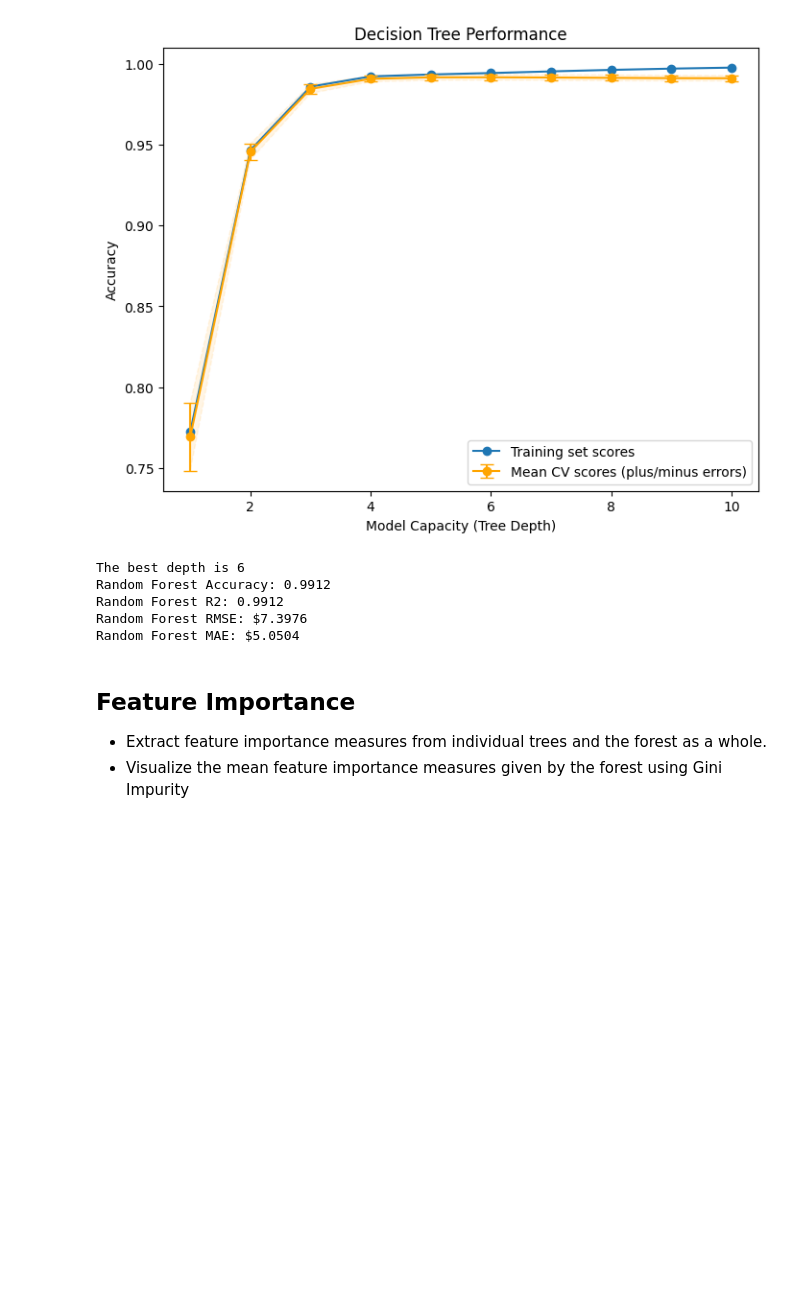
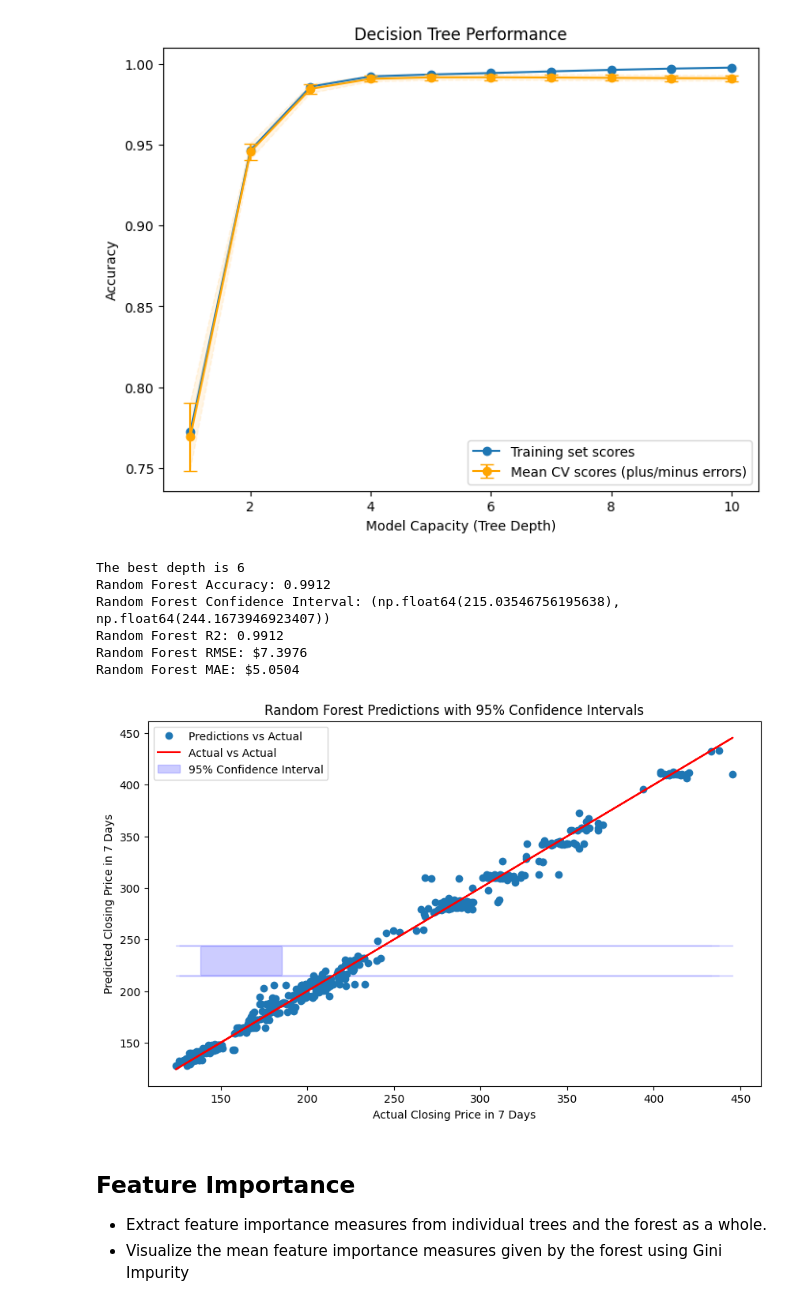
Before and after one commit to shannaw04/ml-stock-predictor, a Jupyter notebook: stock-predictor.ipynb, the cells around one changed output. Saved outputs shown, nothing was run; the diff lists cells and outputs as text; code cells hidden in the pictures; blank space fills up the shorter version.

```diff
--- a/stock-predictor.ipynb
+++ b/stock-predictor.ipynb
@@ -301,41 +301,41 @@ forest_pred = forest_clf.predict(X_test.values).reshape(-1, 1)
 forest_score = forest_clf.score(X_test.values, y_test)
 print(f"Random Forest Accuracy: {forest_score:,.4}")
 
 # Calculate the standard error of the predictions
 forest_se = np.sqrt(np.sum((y_test - forest_pred.flatten()) ** 2) / (len(y_test) - 2))
 
 # Calculate the confidence intervals
 confidence_interval_forest = stats.t.interval(0.95, len(y_test) - 1, loc=np.mean(forest_pred), scale=forest_se)
 print(f"Random Forest Confidence Interval: {confidence_interval_forest}")
 
 
 #Print R2, RSME, MAE
 forest_r2 = r2_score(y_test, forest_pred)
 forest_rmse = root_mean_squared_error(y_test, forest_pred)
 forest_mae = mean_absolute_error(y_test, forest_pred)
 
 print(f"Random Forest R2: {forest_r2:.4f}")
 print(f"Random Forest RMSE: ${forest_rmse:.4f}")
 print(f"Random Forest MAE: ${forest_mae:.4f}")
 
 # Plot Confidence Intervals
 plt.figure(figsize=(10, 6))
-plt.scatter(X_test['Close'], y_test, label='Actual Closing Price', color='blue')
-plt.plot(X_test['Close'], forest_pred, label='Predicted Closing Price', color='red')
-plt.fill_between(X_test['Close'], (forest_pred - confidence_interval).flatten(), (forest_pred + confidence_interval).flatten(), color='red', alpha=0.3)
-plt.fill_between(X_test[:,1], confidence_interval_gd[0], confidence_interval_gd[1], color='red', alpha=0.3)
-plt.title(f"Random Forest Predictions ($R^2=${forest_r2:.3f})")
-plt.xlabel("Closing Price")
-plt.ylabel("Closing Price in 7 Days")
+plt.plot(y_test.values, forest_pred, 'o', label='Predictions vs Actual')
+plt.plot(y_test.values, y_test.values, 'r-', label='Actual vs Actual')
+plt.fill_between(y_test.values, confidence_interval_forest[0], confidence_interval_forest[1], color='b', alpha=0.2, label='95% Confidence Interval')
+plt.xlabel('Actual Closing Price in 7 Days')
+plt.ylabel('Predicted Closing Price in 7 Days')
+plt.title('Random Forest Predictions with 95% Confidence Intervals')
 plt.legend()
-plt.grid(True)
 plt.show()
 # %% [output]
 The best depth is 6
 Random Forest Accuracy: 0.9912
+Random Forest Confidence Interval: (np.float64(215.03546756195638), np.float64(244.1673946923407))
 Random Forest R2: 0.9912
 Random Forest RMSE: $7.3976
 Random Forest MAE: $5.0504
+[figure, added]
 # %% [markdown]
 ## Feature Importance
 * Extract feature importance measures from individual trees and the forest as a whole.
```
